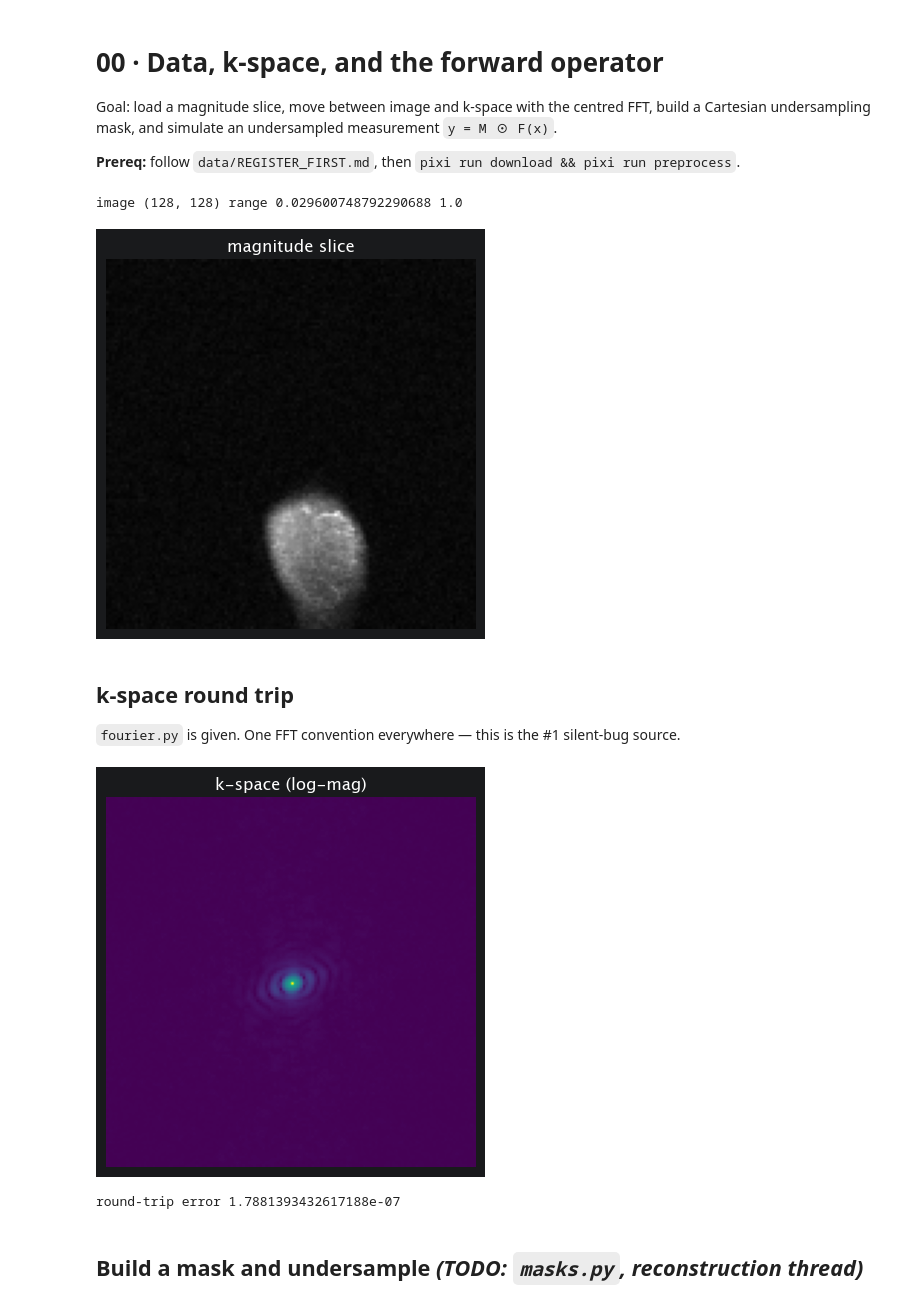
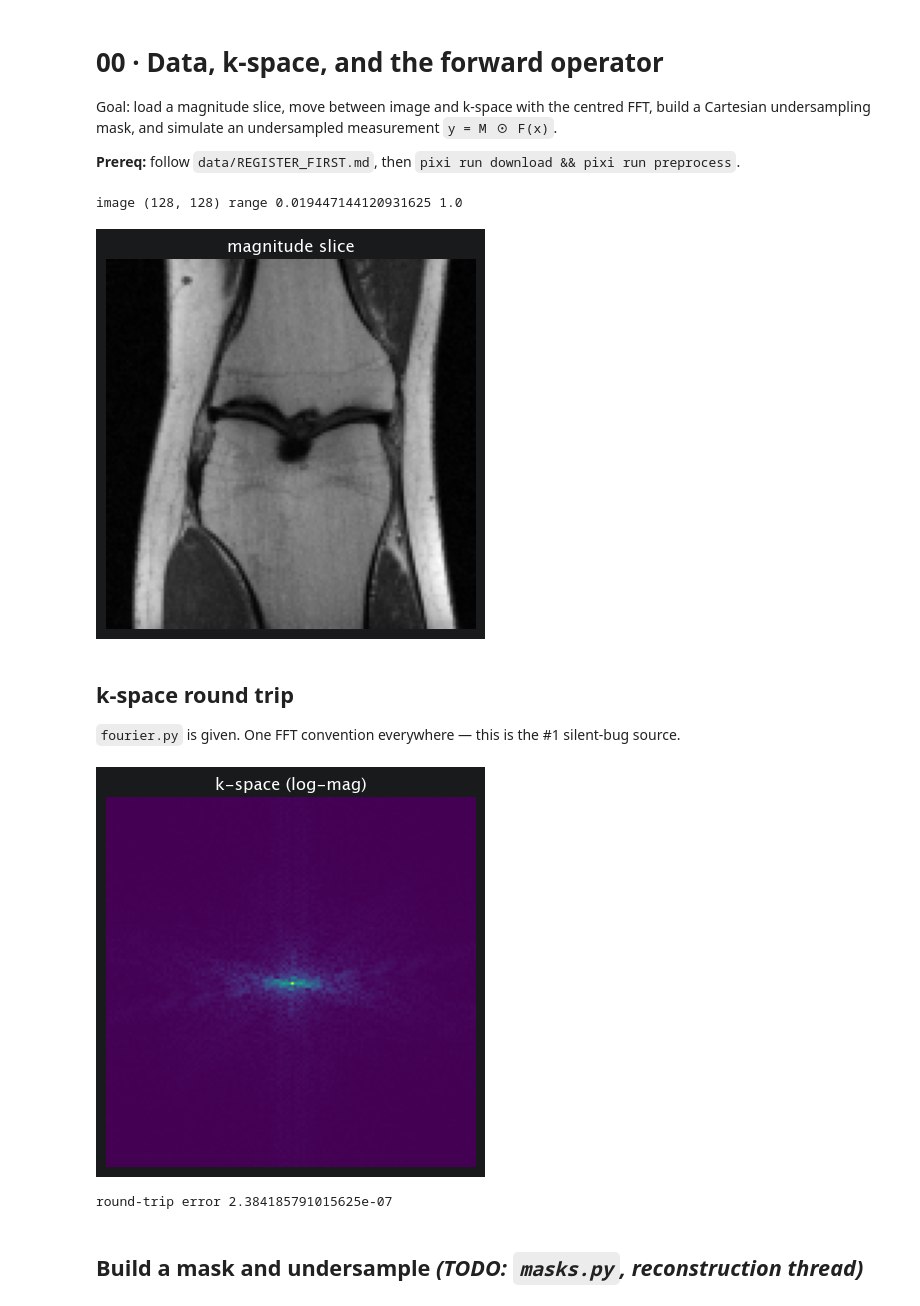
Before and after one commit to Edith123321/mri-generative-priors, a Jupyter notebook: notebooks/00_data_and_kspace.ipynb, the cells around one changed output. Drawn from its saved outputs; the diff is of its cells as text; code cells hidden in the pictures.

```diff
--- a/notebooks/00_data_and_kspace.ipynb
+++ b/notebooks/00_data_and_kspace.ipynb
@@ -14,12 +14,12 @@ from mrigen.fourier import fft2c, ifft2c
 from mrigen import viz
 # %%
 ds = FastMRISlices('../data/processed')
-x = jnp.asarray(ds[0])
+x = jnp.asarray(ds[55])
 print('image', x.shape, 'range', float(x.min()), float(x.max()))
 viz.show_image(x, title='magnitude slice'); plt.show()
 # %% [output]
-image (128, 128) range 0.029600748792290688 1.0
+image (128, 128) range 0.019447144120931625 1.0
-[figure, old version]
+[figure, new version]
 # %% [markdown]
 ## k-space round trip
 `fourier.py` is given. One FFT convention everywhere — this is the #1 silent-bug source.
@@ -29,8 +29,8 @@ viz.show_kspace(k); plt.show()
 back = ifft2c(k).real
 print('round-trip error', float(jnp.abs(back - x).max()))
 # %% [output]
-[figure, old version]
+[figure, new version]
-round-trip error 1.7881393432617188e-07
+round-trip error 2.384185791015625e-07
 # %% [markdown]
 ## Build a mask and undersample  *(TODO: `masks.py`, reconstruction thread)*
 # %%
```
Also changed, not shown: parts of 1 cell of this notebook, 15 other files.
